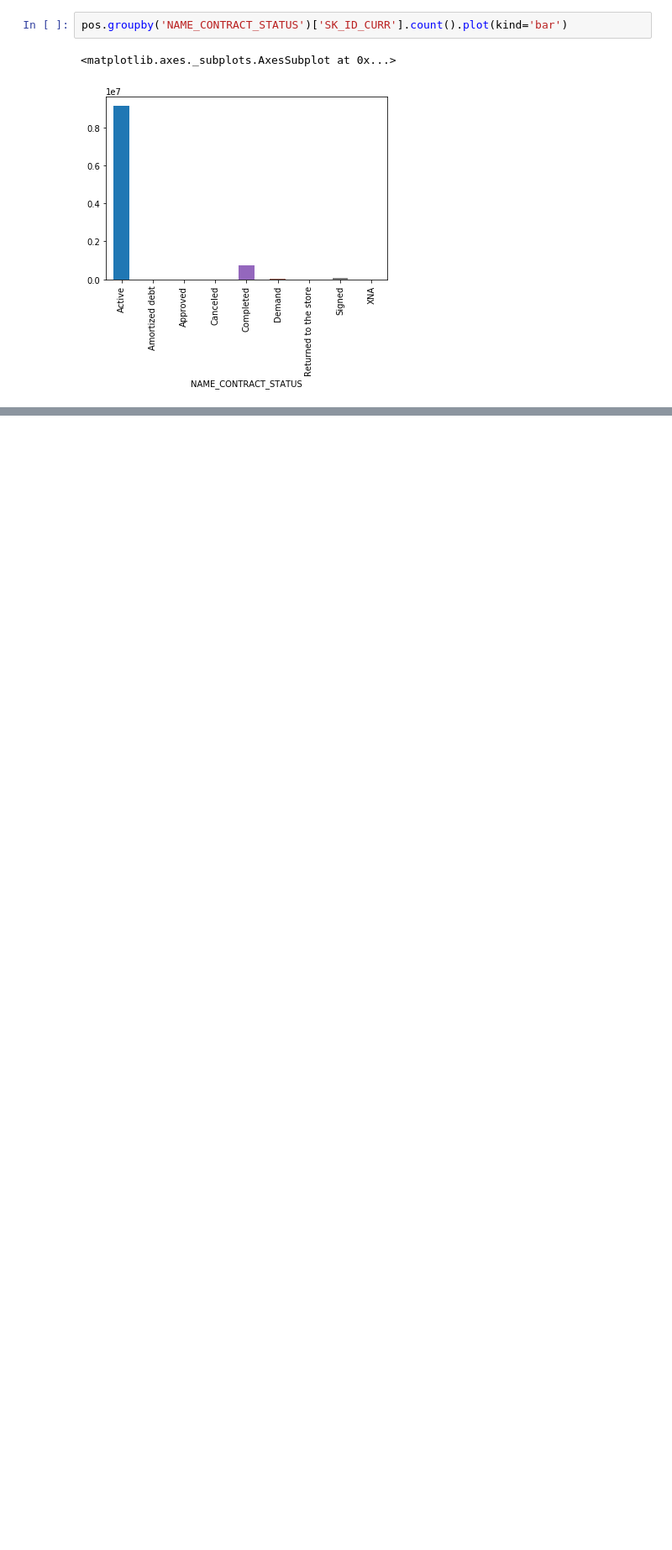
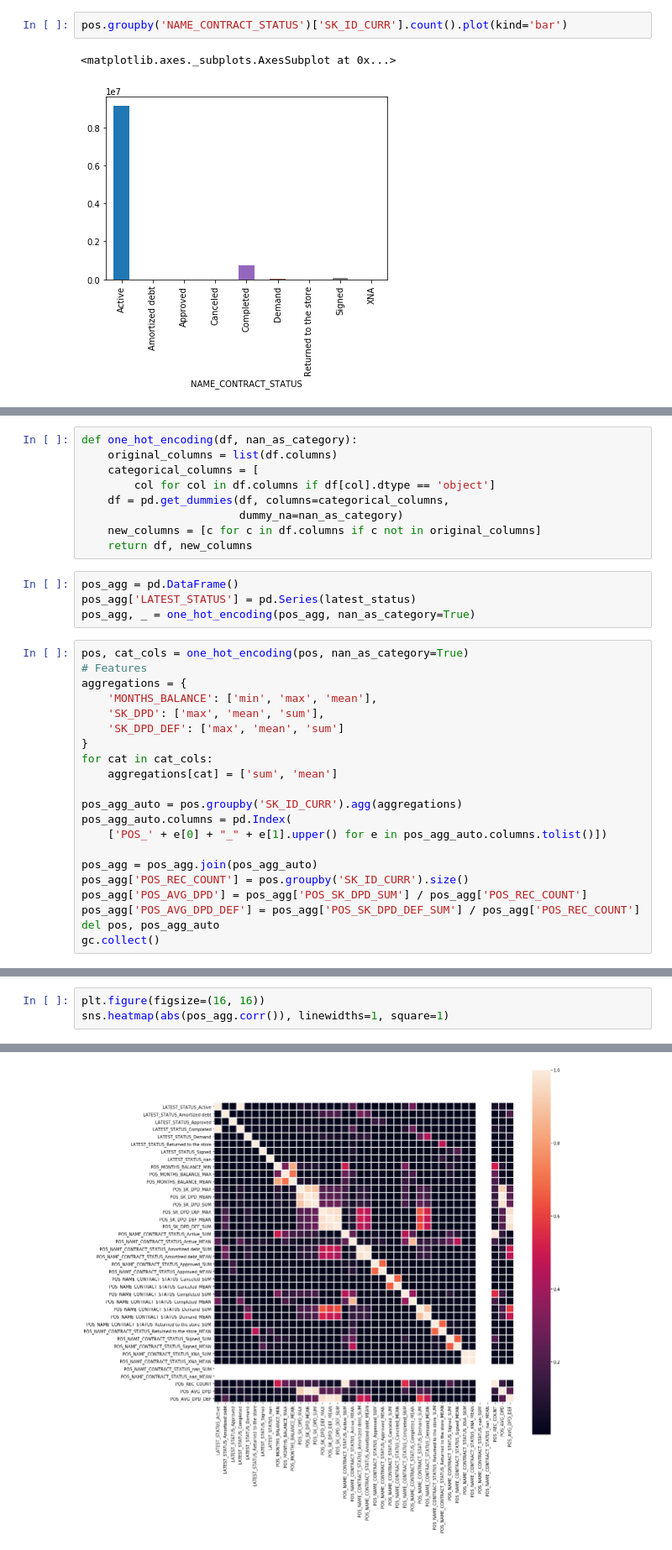
Before and after one commit to jz95/Solution-for-Kaggle-Home-Credit-Default-Risk, a Jupyter notebook: notebook/POS_CASH_BALANCE.ipynb, the cells around one changed output, grey strips where cells are left out. Shown at 84% size. Drawn from its saved outputs; the diff is of its cells as text; blank space fills up the shorter version.

```diff
--- a/notebook/POS_CASH_BALANCE.ipynb
+++ b/notebook/POS_CASH_BALANCE.ipynb
@@ -39,0 +95,34 @@ pos.groupby('NAME_CONTRACT_STATUS')['SK_ID_CURR'].count().plot(kind='bar')
+# %%
+def one_hot_encoding(df, nan_as_category):
+    original_columns = list(df.columns)
+    categorical_columns = [
+        col for col in df.columns if df[col].dtype == 'object']
+    df = pd.get_dummies(df, columns=categorical_columns,
+                        dummy_na=nan_as_category)
+    new_columns = [c for c in df.columns if c not in original_columns]
+    return df, new_columns
+# %%
+pos_agg = pd.DataFrame()
+pos_agg['LATEST_STATUS'] = pd.Series(latest_status)
+pos_agg, _ = one_hot_encoding(pos_agg, nan_as_category=True)
+# %%
+pos, cat_cols = one_hot_encoding(pos, nan_as_category=True)
+# Features
+aggregations = {
+    'MONTHS_BALANCE': ['min', 'max', 'mean'],
+    'SK_DPD': ['max', 'mean', 'sum'],
+    'SK_DPD_DEF': ['max', 'mean', 'sum']
+}
+for cat in cat_cols:
+    aggregations[cat] = ['sum', 'mean']
+
+pos_agg_auto = pos.groupby('SK_ID_CURR').agg(aggregations)
+pos_agg_auto.columns = pd.Index(
+    ['POS_' + e[0] + "_" + e[1].upper() for e in pos_agg_auto.columns.tolist()])
+
+pos_agg = pos_agg.join(pos_agg_auto)
+pos_agg['POS_REC_COUNT'] = pos.groupby('SK_ID_CURR').size()
+pos_agg['POS_AVG_DPD'] = pos_agg['POS_SK_DPD_SUM'] / pos_agg['POS_REC_COUNT']
+pos_agg['POS_AVG_DPD_DEF'] = pos_agg['POS_SK_DPD_DEF_SUM'] / pos_agg['POS_REC_COUNT']
+del pos, pos_agg_auto
+gc.collect()
@@ -39,0 +156,4 @@ pos.groupby('NAME_CONTRACT_STATUS')['SK_ID_CURR'].count().plot(kind='bar')
+# %%
+plt.figure(figsize=(16, 16))
+sns.heatmap(abs(pos_agg.corr()), linewidths=1, square=1)
+# %% [output]
@@ -39,0 +161 @@ pos.groupby('NAME_CONTRACT_STATUS')['SK_ID_CURR'].count().plot(kind='bar')
+[figure, added]
```
Also changed, not shown: parts of 11 cells of this notebook, 11 other files.
